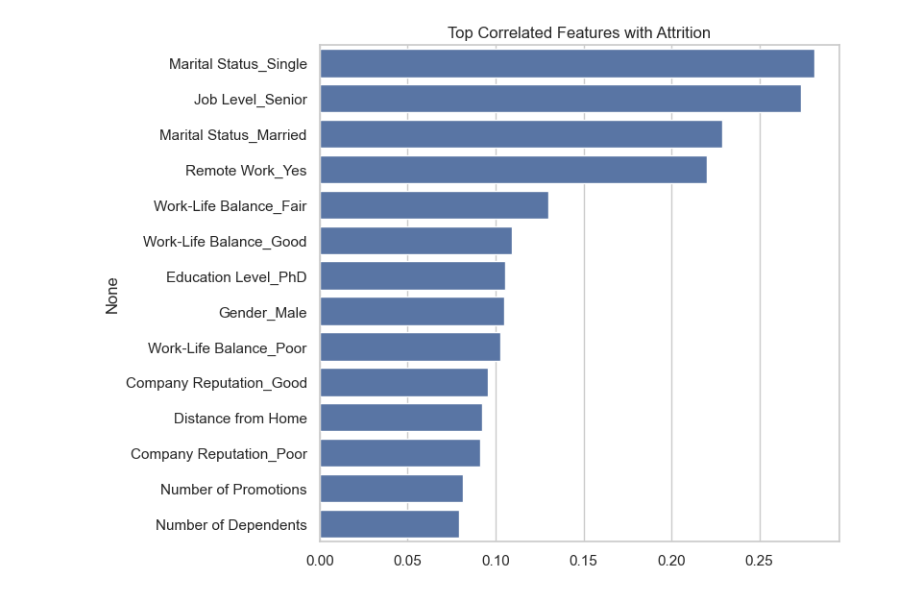
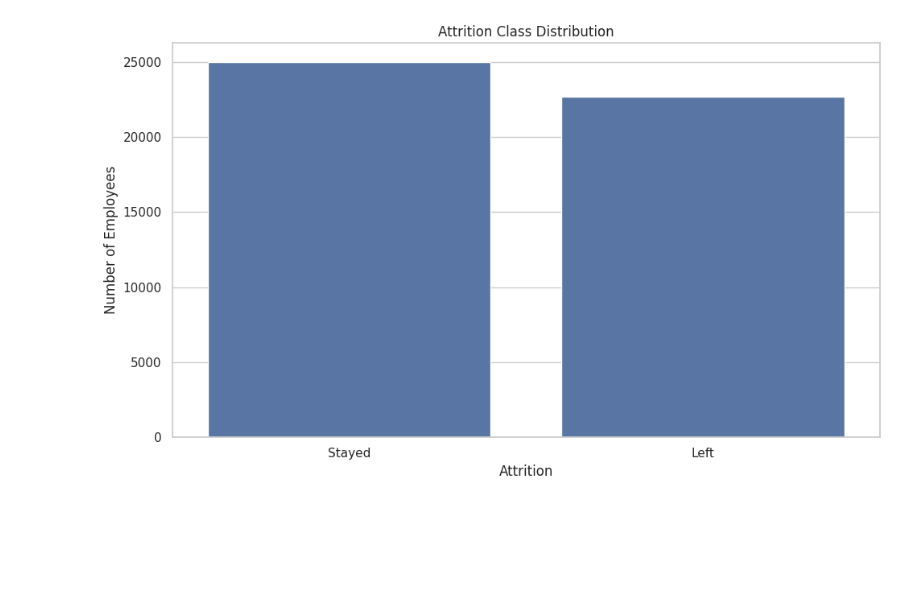
Before and after one commit to Kvnhooman/Employee-Attrition-Prediction_AAI-501, a Jupyter notebook: visualizations.ipynb, the cells around one changed output. Cells and saved outputs as stored; diff of their text form; code cells hidden in the pictures; blank space fills up the shorter version.

```diff
--- a/visualizations.ipynb
+++ b/visualizations.ipynb
@@ -90,10 +24,17 @@ for col in numerical_cols:
-# %%
-# Top correlated features with Attrition
-if not top_corr.empty:
-    plt.figure(figsize=(8, 6))
-    sns.barplot(x=top_corr.values, y=top_corr.index)
-    plt.title("Top Correlated Features with Attrition")
-    plt.tight_layout()
-    plt.show()
-# %% [output]
-[figure, removed]
+# %%
+sns.set_theme(style="whitegrid")
+plt.rcParams["figure.figsize"] = (10, 6)
+
+# Target Variable Distribution
+attrition_counts = df['Attrition'].value_counts()
+
+# Plot
+plt.figure()
+sns.barplot(x=attrition_counts.index, y=attrition_counts.values)
+plt.title("Attrition Class Distribution")
+plt.ylabel("Number of Employees")
+plt.xlabel("Attrition")
+plt.tight_layout()
+plt.show()
+# %% [output]
+[figure, added]
```
Also changed, not shown: parts of 9 cells of this notebook, 2 other files.
